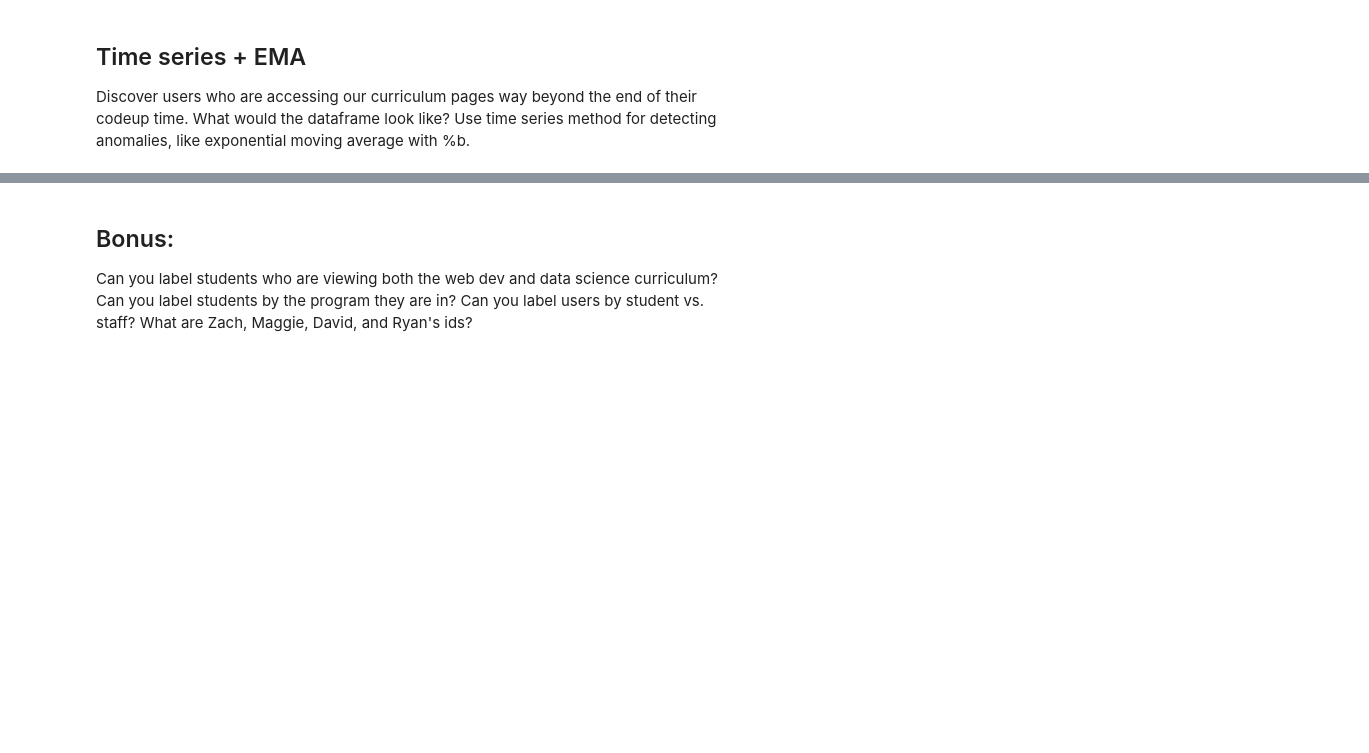
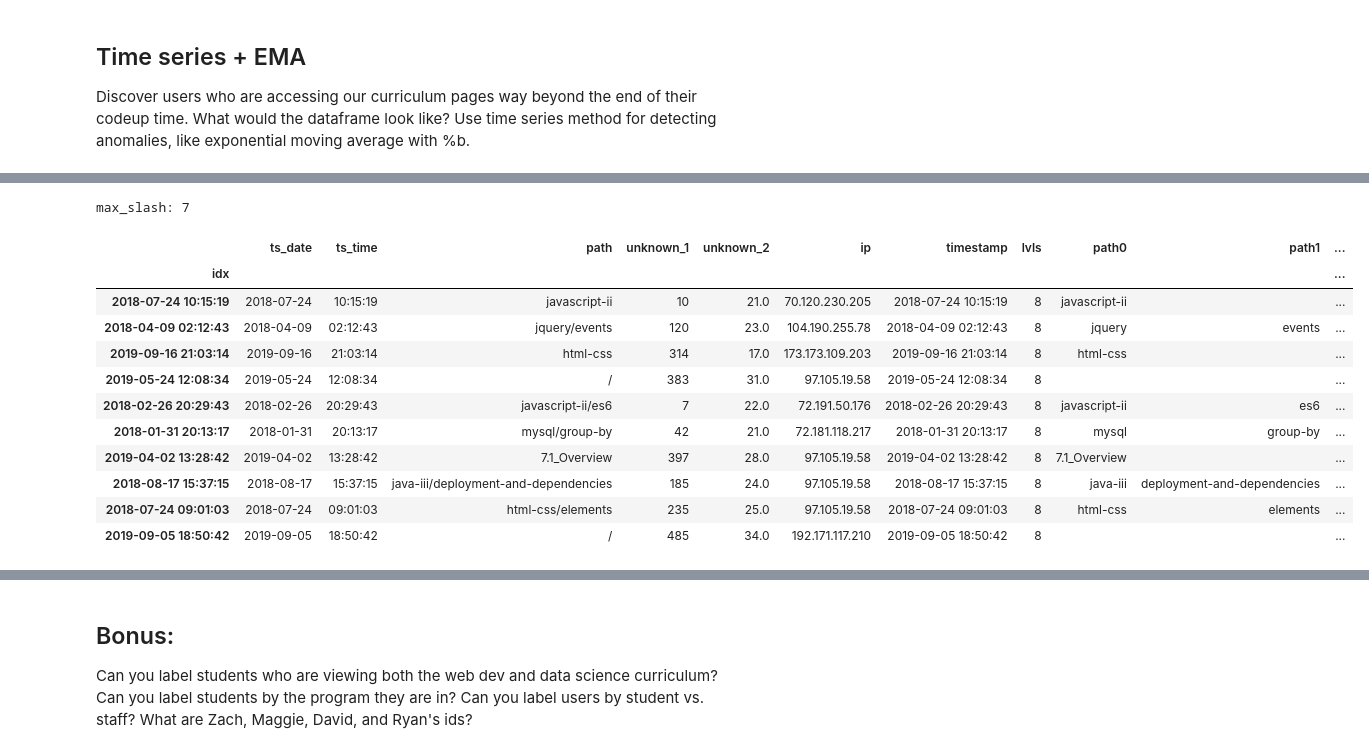
Before and after one commit to kjeliasen/ds-methodologies-exercises, a Jupyter notebook: anomaly_detection/time_series_anomaly_detection.ipynb, the cells around one changed output, grey strips where cells are left out. Cells and saved outputs as stored; diff of their text form; code cells hidden in the pictures; blank space fills up the shorter version.

```diff
--- a/anomaly_detection/time_series_anomaly_detection.ipynb
+++ b/anomaly_detection/time_series_anomaly_detection.ipynb
@@ -45,0 +258,28 @@ Discover users who are accessing our curriculum pages way beyond the end of thei
+# %%
+df['slash']=df.path.str.count('/')
+max_slash = df.slash.max()
+print('max_slash:', max_slash)
+df['newslashes'] = max_slash - df.slash
+df['slashes'] = df.newslashes.apply(lambda x: x * '/')
+df['pathslash'] = df.path + df.slashes
+df['repath']=df.pathslash.str.split('/')
+for lvl in range(max_slash+1):
+    col_name = 'path' + str(lvl)
+    df[col_name] = df.pathslash.apply(lambda x: x.split('/')[lvl])
+
+df.drop(columns=['slash','newslashes','slashes','pathslash','repath'], inplace=True)
+display(df.sample(10))
+# %% [output]
+max_slash: 7
+|  | ts_date | ts_time | path | unknown_1 | unknown_2 | ip | timestamp | lvls | path0 | path1 | ... |
+| idx |  |  |  |  |  |  |  |  |  |  | ... |
+| 2018-07-24 10:15:19 | 2018-07-24 | 10:15:19 | javascript-ii | 10 | 21.0 | 70.120.230.205 | 2018-07-24 10:15:19 | 8 | javascript-ii |  | ... |
+| 2018-04-09 02:12:43 | 2018-04-09 | 02:12:43 | jquery/events | 120 | 23.0 | 104.190.255.78 | 2018-04-09 02:12:43 | 8 | jquery | events | ... |
+| 2019-09-16 21:03:14 | 2019-09-16 | 21:03:14 | html-css | 314 | 17.0 | 173.173.109.203 | 2019-09-16 21:03:14 | 8 | html-css |  | ... |
+| 2019-05-24 12:08:34 | 2019-05-24 | 12:08:34 | / | 383 | 31.0 | 97.105.19.58 | 2019-05-24 12:08:34 | 8 |  |  | ... |
+| 2018-02-26 20:29:43 | 2018-02-26 | 20:29:43 | javascript-ii/es6 | 7 | 22.0 | 72.191.50.176 | 2018-02-26 20:29:43 | 8 | javascript-ii | es6 | ... |
+| 2018-01-31 20:13:17 | 2018-01-31 | 20:13:17 | mysql/group-by | 42 | 21.0 | 72.181.118.217 | 2018-01-31 20:13:17 | 8 | mysql | group-by | ... |
+| 2019-04-02 13:28:42 | 2019-04-02 | 13:28:42 | 7.1_Overview | 397 | 28.0 | 97.105.19.58 | 2019-04-02 13:28:42 | 8 | 7.1_Overview |  | ... |
+| 2018-08-17 15:37:15 | 2018-08-17 | 15:37:15 | java-iii/deployment-and-dependencies | 185 | 24.0 | 97.105.19.58 | 2018-08-17 15:37:15 | 8 | java-iii | deployment-and-dependencies | ... |
+| 2018-07-24 09:01:03 | 2018-07-24 | 09:01:03 | html-css/elements | 235 | 25.0 | 97.105.19.58 | 2018-07-24 09:01:03 | 8 | html-css | elements | ... |
+| 2019-09-05 18:50:42 | 2019-09-05 | 18:50:42 | / | 485 | 34.0 | 192.171.117.210 | 2019-09-05 18:50:42 | 8 |  |  | ... |
```
Also changed, not shown: parts of 31 cells of this notebook.
